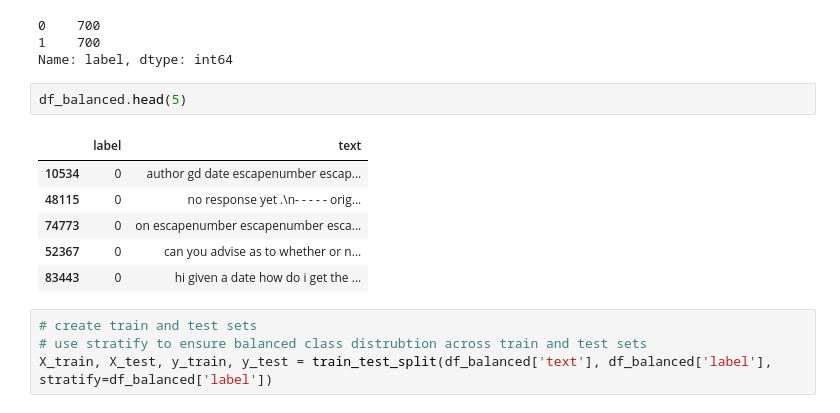
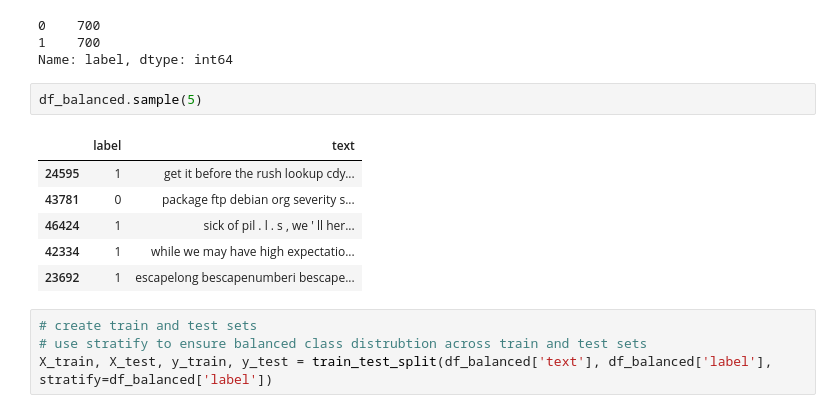
Before and after one commit to mLucas55/spam-email-classification, a Jupyter notebook: spam_email_classification.ipynb, the cells around one changed output. Drawn from its saved outputs; the diff is of its cells as text.

Commit message:
changed .head to .sample for viewing df_balanced

```diff
--- a/spam_email_classification.ipynb
+++ b/spam_email_classification.ipynb
@@ -90,14 +92,14 @@ df_balanced['label'].value_counts()
 1    700
 Name: label, dtype: int64
 # %%
-df_balanced.head(5)
+df_balanced.sample(5)
 # %% [output]
 |  | label | text |
-| 10534 | 0 | author gd date escapenumber escap... |
-| 48115 | 0 | no response yet .\n- - - - - orig... |
-| 74773 | 0 | on escapenumber escapenumber esca... |
-| 52367 | 0 | can you advise as to whether or n... |
-| 83443 | 0 | hi given a date how do i get the ... |
+| 24595 | 1 | get it before the rush lookup cdy... |
+| 43781 | 0 | package ftp debian org severity s... |
+| 46424 | 1 | sick of pil . l . s , we ' ll her... |
+| 42334 | 1 | while we may have high expectatio... |
+| 23692 | 1 | escapelong bescapenumberi bescape... |
 # %%
 # create train and test sets
 # use stratify to ensure balanced class distrubtion across train and test sets
```
Also changed, not shown: parts of 1 cell of this notebook.
